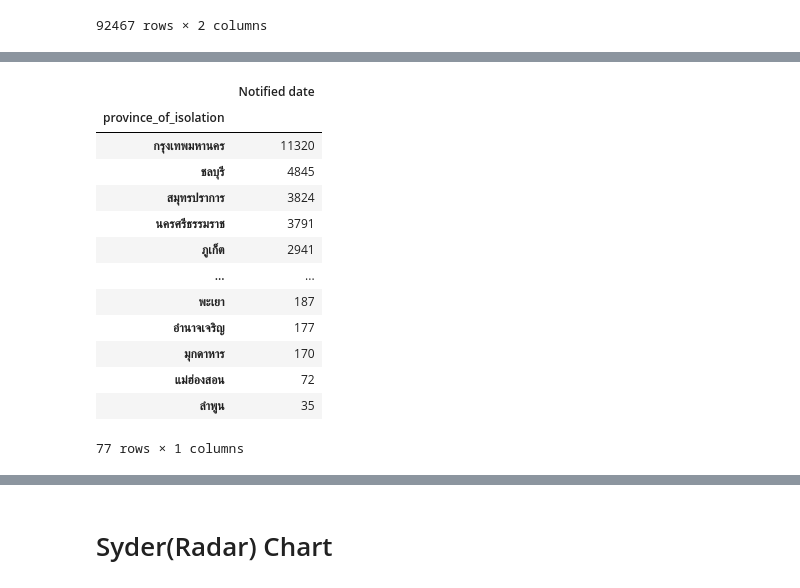
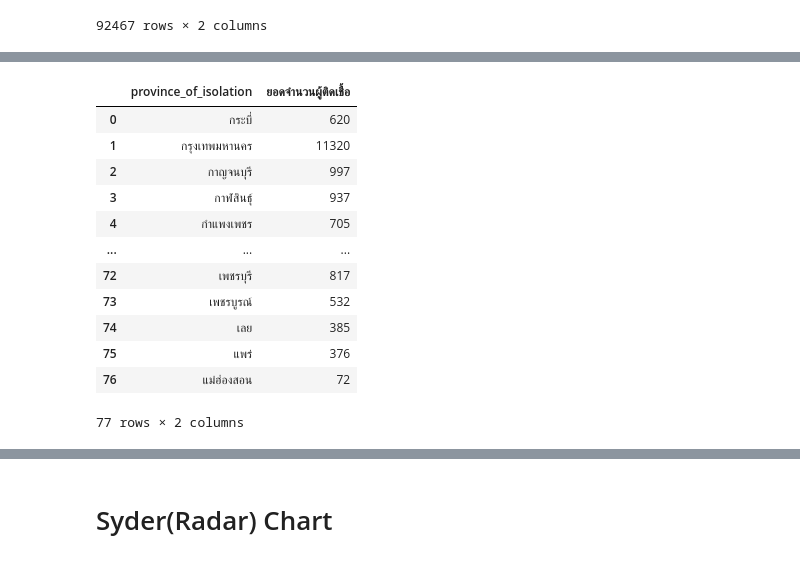
Before and after one commit to suphalaksana/data_viz_2022, a Jupyter notebook: DataViz04_Data_Comparison.ipynb, the cells around one changed output, grey strips where cells are left out. Drawn from its saved outputs; the diff is of its cells as text; code cells hidden in the pictures.

```diff
--- a/DataViz04_Data_Comparison.ipynb
+++ b/DataViz04_Data_Comparison.ipynb
@@ -572,19 +554,18 @@ data_f
-# %%
-data_f.sort_values('Notified date', ascending=False , inplace = True)
-data_f
-# %% [output]
-|  | Notified date |
-| province_of_isolation |  |
-| กรุงเทพมหานคร | 11320 |
-| ชลบุรี | 4845 |
-| สมุทรปราการ | 3824 |
-| นครศรีธรรมราช | 3791 |
-| ภูเก็ต | 2941 |
-| ... | ... |
-| พะเยา | 187 |
-| อำนาจเจริญ | 177 |
-| มุกดาหาร | 170 |
-| แม่ฮ่องสอน | 72 |
-| ลำพูน | 35 |
-77 rows × 1 columns
+# %%
+data_f = df.groupby('province_of_isolation').size().reset_index(name='ยอดจำนวนผู้ติดเชื้อ') #ใช้ groupby เพื่อดูจำนวนรวมทั้งหมดของแต่ละจังหวัดในช่วงวันที่ 1 ถึง 4 #เปลี่ยนชื่อคอลัมม์จากเดิมเป็น province_of_isolation เปลี่ยนเป็น ยอดจำนวนผู้ติดเชื้อ
+data_f
+# %% [output]
+|  | province_of_isolation | ยอดจำนวนผู้ติดเชื้อ |
+| 0 | กระบี่ | 620 |
+| 1 | กรุงเทพมหานคร | 11320 |
+| 2 | กาญจนบุรี | 997 |
+| 3 | กาฬสินธุ์ | 937 |
+| 4 | กำแพงเพชร | 705 |
+| ... | ... | ... |
+| 72 | เพชรบุรี | 817 |
+| 73 | เพชรบูรณ์ | 532 |
+| 74 | เลย | 385 |
+| 75 | แพร่ | 376 |
+| 76 | แม่ฮ่องสอน | 72 |
+77 rows × 2 columns
 # %%
```
Also changed, not shown: parts of 38 cells of this notebook.
